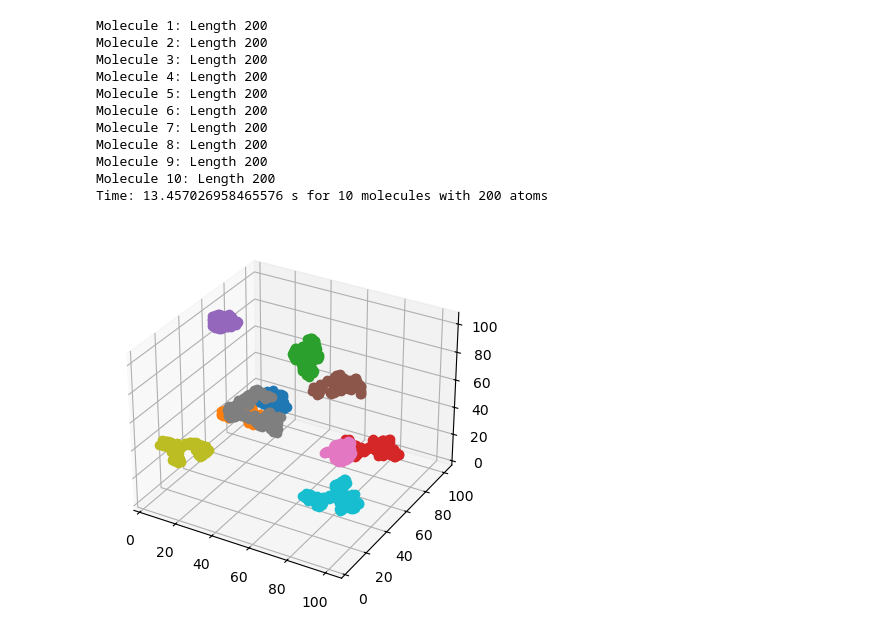
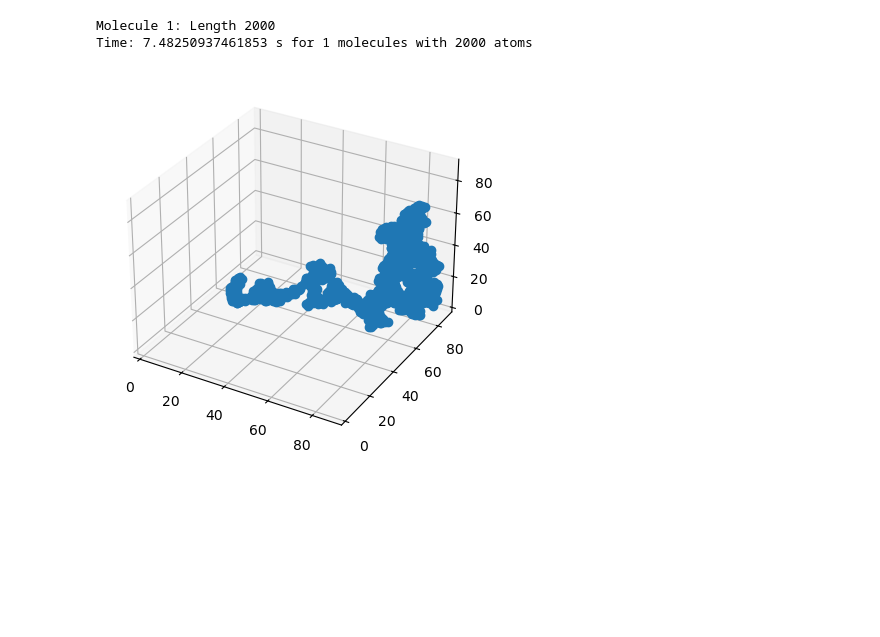
Before and after one commit to cmelab/Molecule_random_walk, a Jupyter notebook: 3D_class.ipynb, the cells around one changed output. Drawn from its saved outputs; the diff is of its cells as text; code cells hidden in the pictures; blank space fills up the shorter version.

```diff
--- a/3D_class.ipynb
+++ b/3D_class.ipynb
@@ -18,7 +18,7 @@ class System:  # The array within which the molecules will sit
         self.sys_hist = []
         self.array = np.array([0])
         self.box_length = 0
-        self.rollback = 5 + int(np.ceil(self.mol_len / 1000))
+        self.rollback = 5 + int(np.ceil(self.mol_len / 100))
         self.rollback_count = 0
         self.mega_undo_count = 0
         self.pos = np.array([])
@@ -108,7 +108,7 @@ class System:  # The array within which the molecules will sit
 
     def output(self):
         """Writes path to a CSV file"""
-        with open('profiles1.csv', 'w', newline='') as file:
+        with open('positions.csv', 'w', newline='') as file:
             writer = csv.writer(file)
             for path in self.all_paths:
                 writer.writerow(path)
@@ -139,43 +139,34 @@ class System:  # The array within which the molecules will sit
                 if not success:
                     j += 1
                     if j >= self.rollback * 5:  # Check if too many erroneous moves have been made
                         position = self.undo()
                         self.rollback_count += 1
                         j = 0
                         if self.rollback_count >= 5:
                             position = self.mega_undo()
                             self.mega_undo_count += 1
                             self.rollback_count = 0
                             if self.mega_undo_count >= 5:
                                 position = self.undo_mol()
                                 self.rollback_count = 0  # Reset counters after undo_mol
                                 self.mega_undo_count = 0
                                 self.array[position[0], position[1]] = 1
                                 path = [position.tolist()]  # Reset path
                                 i = 1
                     continue
                 self.save(position)
                 path.append(position.tolist())
                 i += 1
                 j = 0
             self.save_mol(position)
             self.all_paths.append(path)
             print(f"Molecule {path_num + 1}: Length {len(path)}")
 
-PPS = System(200, 10)
+PPS = System(2000, 1)
 PPS.walk()
 PPS.plot()
 PPS.output()
 # %% [output]
-Molecule 1: Length 200
-Molecule 2: Length 200
-Molecule 3: Length 200
-Molecule 4: Length 200
-Molecule 5: Length 200
-Molecule 6: Length 200
-Molecule 7: Length 200
-Molecule 8: Length 200
-Molecule 9: Length 200
-Molecule 10: Length 200
-Time: 13.457026958465576 s for 10 molecules with 200 atoms
+Molecule 1: Length 2000
+Time: 7.48250937461853 s for 1 molecules with 2000 atoms
-[figure, old version]
+[figure, new version]
```
Also changed, not shown: 1 other file.
